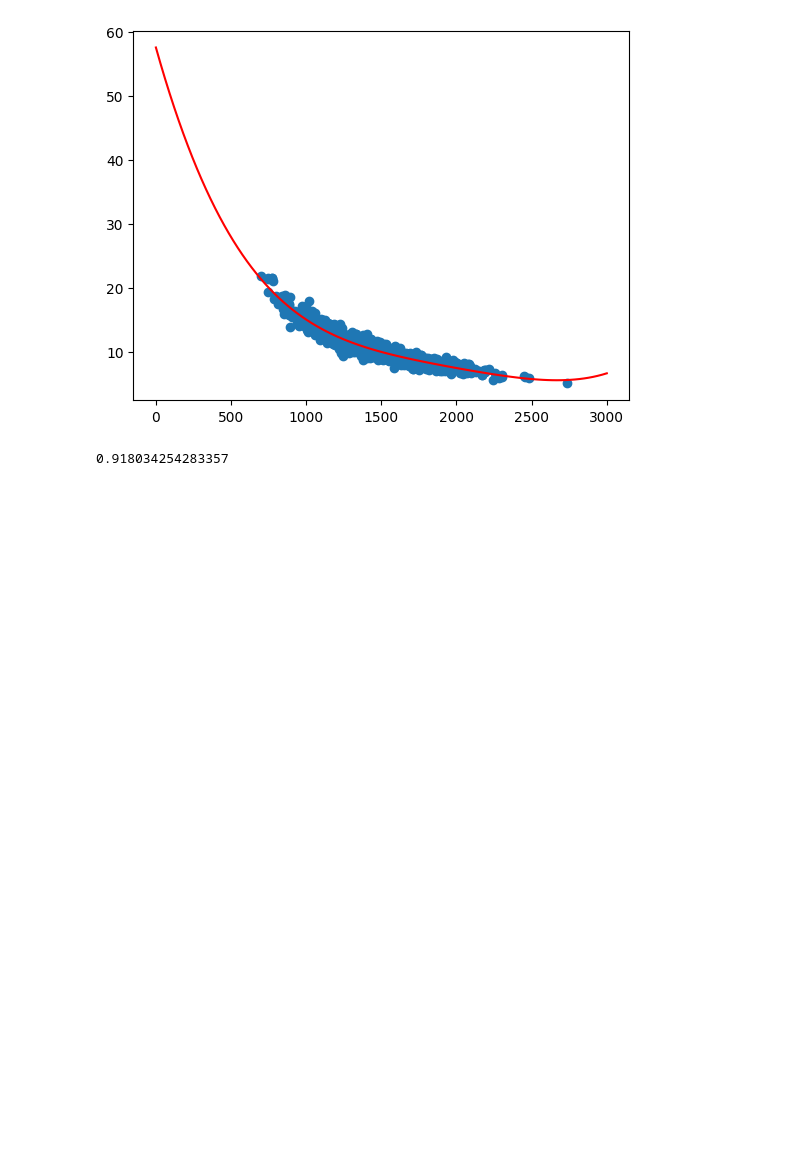
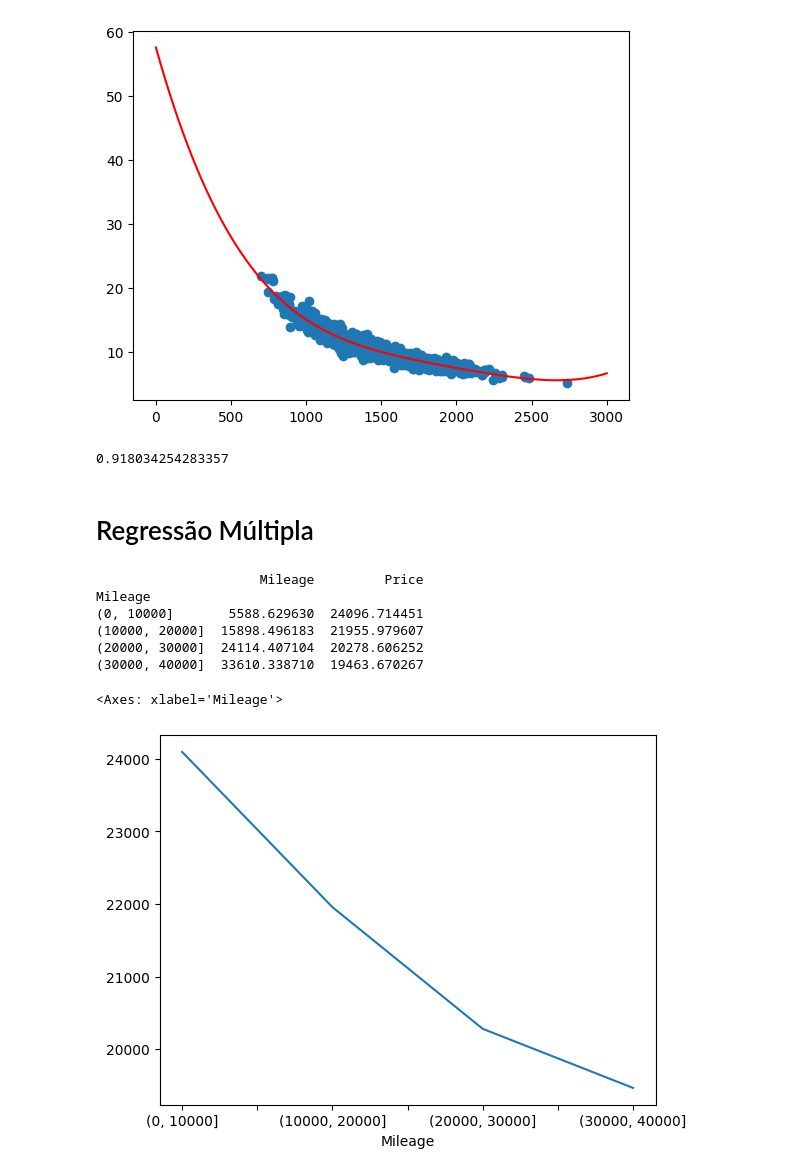
Before and after one commit to lucasarenhardt/LAMIA, a Jupyter notebook: 11/regressao.ipynb, the cells around one changed output. Cells and saved outputs as stored; diff of their text form; code cells hidden in the pictures; blank space fills up the shorter version.

```diff
--- a/11/regressao.ipynb
+++ b/11/regressao.ipynb
@@ -77,3 +76,33 @@ print(r2)
 #o r2 dá um valor bem satisfatório (0.91)
 # %% [output]
 0.918034254283357
+# %% [markdown]
+# Regressão Múltipla
+# %%
+import pandas as pd
+
+#lendo a planilha excel com os dados sobre os carros
+df = pd.read_excel('http://cdn.sundog-soft.com/Udemy/DataScience/cars.xls')
+# %%
+%matplotlib inline
+import numpy as np
+
+#extraindo a kilometragem e o preço
+df1 = df[['Mileage', 'Price']]
+
+#criando 4 grupos separados de 10.000 em 10.000km e imprimindo a média de cada um
+bins = np.arange(0, 50000, 10000)
+groups = df1.groupby(pd.cut(df1['Mileage'], bins)).mean()
+print(groups.head())
+
+#plotando o gráfico
+groups['Price'].plot.line()
+# %% [output]
+                     Mileage         Price
+Mileage
+(0, 10000]       5588.629630  24096.714451
+(10000, 20000]  15898.496183  21955.979607
+(20000, 30000]  24114.407104  20278.606252
+(30000, 40000]  33610.338710  19463.670267
+<Axes: xlabel='Mileage'>
+[figure, added]
```
Also changed, not shown: parts of 12 cells of this notebook, 3 other files.
